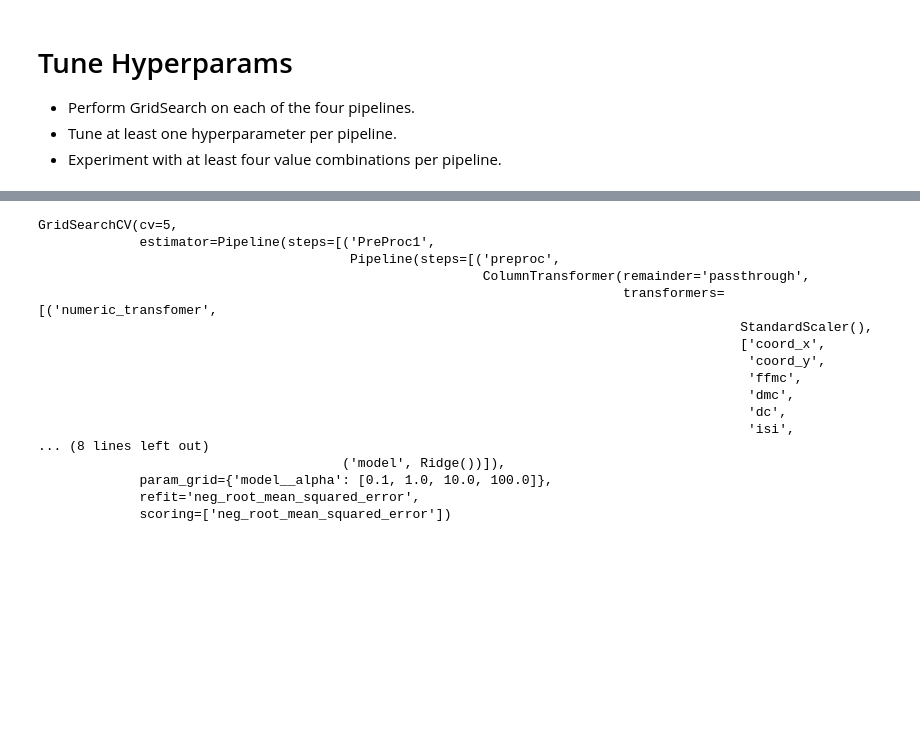
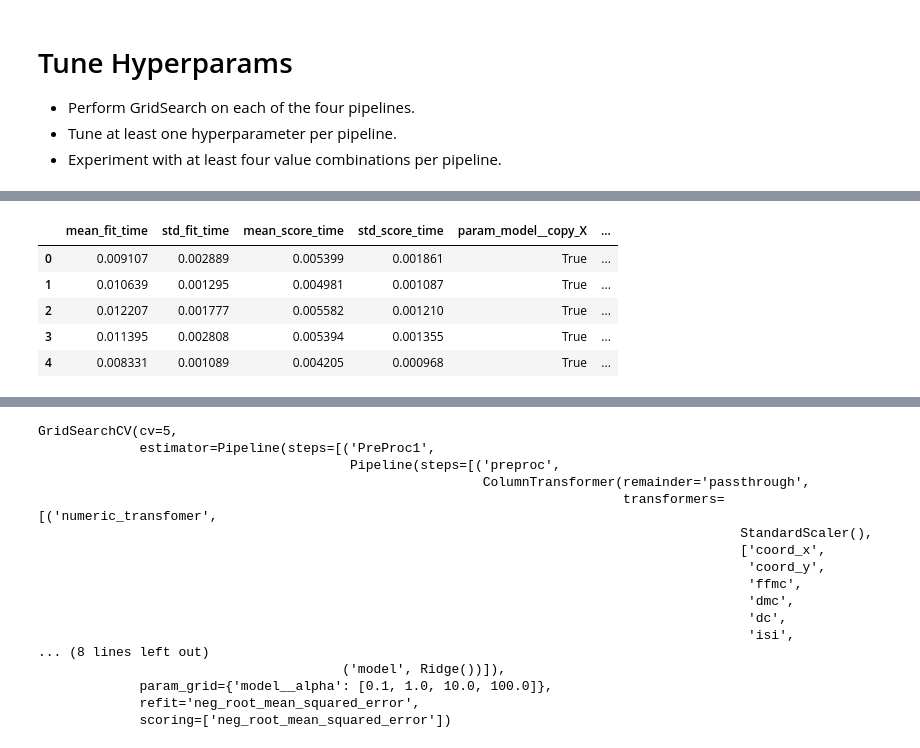
Before and after one commit to torontodeveloper/production, a Jupyter notebook: 02_activities/assignments/assignment_2.ipynb, the cells around one changed output, grey strips where cells are left out. Cells and saved outputs as stored; diff of their text form; code cells hidden in the pictures; blank space fills up the shorter version.

```diff
--- a/02_activities/assignments/assignment_2.ipynb
+++ b/02_activities/assignments/assignment_2.ipynb
@@ -381,3 +456,16 @@ advanced_result
 + Perform GridSearch on each of the four pipelines.
 + Tune at least one hyperparameter per pipeline.
 + Experiment with at least four value combinations per pipeline.
+# %%
+from sklearn.model_selection import GridSearchCV
+param_grid = {'model__copy_X': [True,False],
+               'model__fit_intercept': [True,False],
+               'model__n_jobs': [1,5,10,15,None],
+               'model__positive': [True,False]}
+grid_cv_A = GridSearchCV(
+    estimator=pipleline_A,
+    param_grid=param_grid,
+    scoring = scoring,
+    cv = 5,
+    refit = "neg_root_mean_squared_error")
+grid_cv_A.fit(X_train, y_train)
@@ -383,0 +490,11 @@ advanced_result
+# %%
+result = grid_cv_A.cv_results_
+result__A_df = pd.DataFrame(result)
+result__A_df.head()
+# %% [output]
+|  | mean_fit_time | std_fit_time | mean_score_time | std_score_time | param_model__copy_X | ... |
+| 0 | 0.009107 | 0.002889 | 0.005399 | 0.001861 | True | ... |
+| 1 | 0.010639 | 0.001295 | 0.004981 | 0.001087 | True | ... |
+| 2 | 0.012207 | 0.001777 | 0.005582 | 0.001210 | True | ... |
+| 3 | 0.011395 | 0.002808 | 0.005394 | 0.001355 | True | ... |
+| 4 | 0.008331 | 0.001089 | 0.004205 | 0.000968 | True | ... |
```
Also changed, not shown: parts of 35 cells of this notebook, 3 other files.
